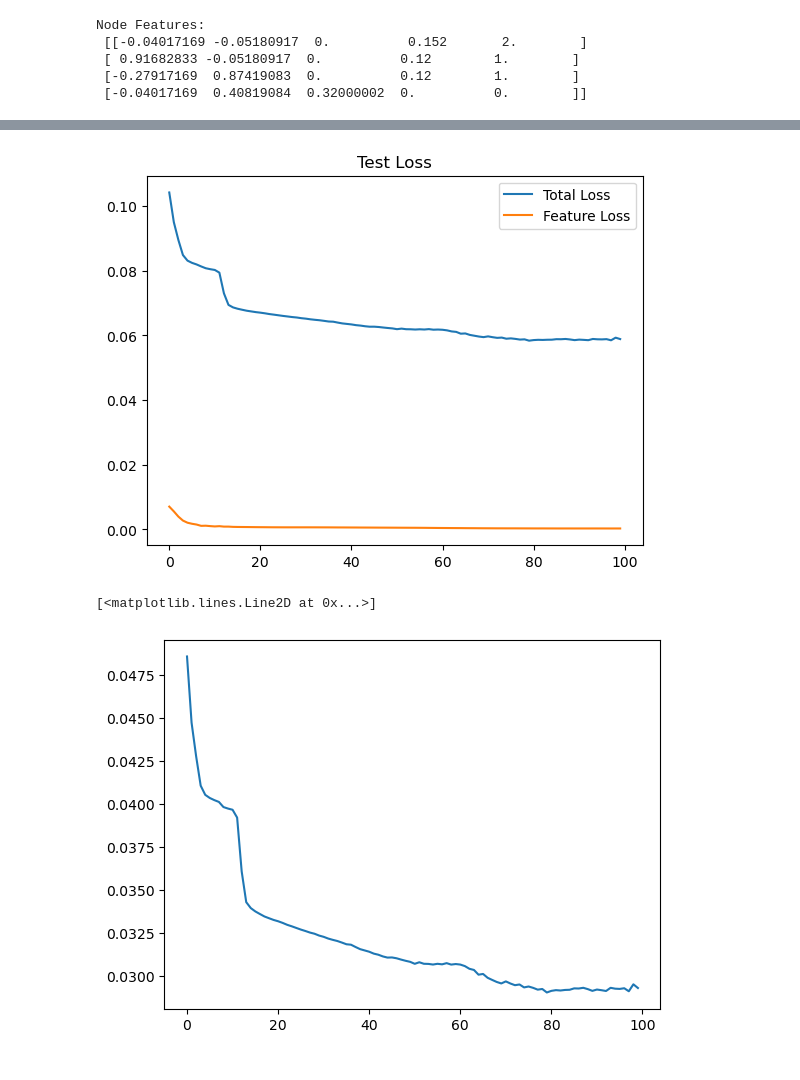
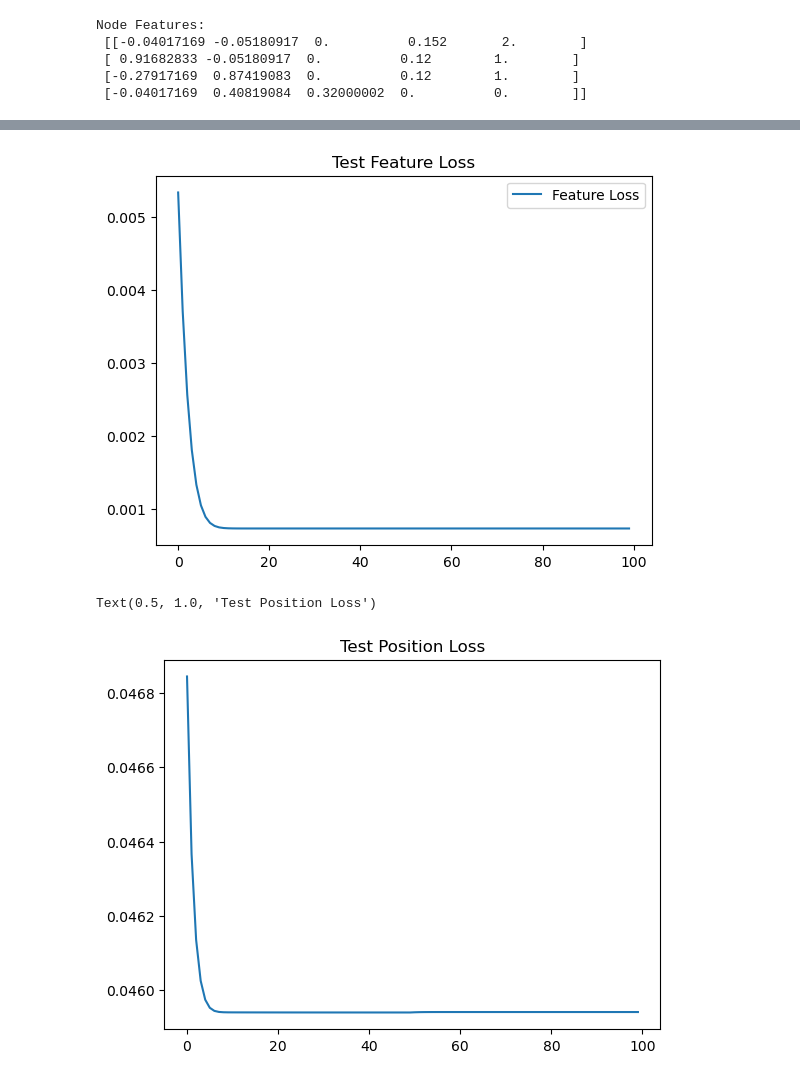
Before and after one commit to Naval-surange/GAENN, a Jupyter notebook: code/intra_molecular_AE.ipynb, the cells around one changed output, grey strips where cells are left out. Cells and saved outputs as stored; diff of their text form; code cells hidden in the pictures.

```diff
--- a/code/intra_molecular_AE.ipynb
+++ b/code/intra_molecular_AE.ipynb
@@ -113,5 +104,3 @@ for edge in molecule.topology.bonds:
   to_list.append(edge.atom1.index)
 
 edge_list = np.array([from_list,to_list])
-# %%
-graph = data.Data(x=torch.from_numpy(normalized_node_features),edge_index=torch.from_numpy(edge_list))
@@ -144,8 +124,6 @@ real_node_features = []
 
 for i in range(n_graphs):
     rotated = rotate3D(node_features,np.random.uniform(0,2*np.pi),np.random.uniform(0,2*np.pi),np.random.uniform(0,2*np.pi))
-    real_node_features.append(rotated)
-
     noisy_node_features = rotated + np.random.normal(0,0.1,rotated.shape)
 
     all_features.append(noisy_node_features)
@@ -383,17 +370,25 @@ class VariationalGCNDecoder(torch.nn.Module):
     def __init__(self,in_channels,out_channels):
         super().__init__()
         self.conv1 = GCNConv(in_channels, 2 * out_channels)
-        self.conv2 = GCNConv(2 * out_channels, 2 * out_channels)
-        self.linear1 = torch.nn.Linear(2* out_channels, out_channels)
-        self.linear2 = torch.nn.Linear(out_channels, out_channels)
+        self.conv2 = GCNConv(2 * out_channels, 4 * out_channels)
+        self.linear1 = torch.nn.Linear(4* out_channels, 3*out_channels)
+        self.linear2 = torch.nn.Linear(3*out_channels, 2*out_channels)
+        self.linear3 = torch.nn.Linear(2*out_channels, 1*out_channels)
+        self.linear4 = torch.nn.Linear(out_channels, out_channels)
     def forward(self, x, edge_index, sigmoid=True):
         x = self.conv1(x, edge_index)
         x = F.relu(x)
-
+        x = self.conv2(x, edge_index)
+        x = F.relu(x)
         x = self.linear1(x)
         x = F.relu(x)
         x = self.linear2(x)
+        x = F.relu(x)
+        x = self.linear3(x)
+        x = F.relu(x)
+        x = self.linear4(x)
         x = F.sigmoid(x)
+
         return x, edge_index
 # %%
 class EarlyStopper:
@@ -423,7 +418,7 @@ test_train_split = 0.8
 model = VGAE(VariationalGCNEncoder(in_channels, out_channels),
              VariationalGCNDecoder(out_channels, in_channels))
 optimizer = torch.optim.Adam(model.parameters(), lr=lr)
-scheduler = lr_scheduler.StepLR(optimizer, step_size=200, gamma=0.5)
+scheduler = lr_scheduler.StepLR(optimizer, step_size=50, gamma=0.5)
 # %%
 split = int(test_train_split * len(graphs))
 train_loader = DataLoader(graphs[:split], batch_size=batch_size)
@@ -567,18 +562,20 @@ Epoch: 100
 # %%
-plt.plot(test_total_losses)
+# plt.plot(test_total_losses)
 plt.plot(test_feature_losses)
 # plt.plot(edge_losses)
 # plt.plot(kl_losses)
-plt.title("Test Loss")
-plt.legend(['Total Loss', 'Feature Loss', 'KL Loss'])
+plt.title("Test Feature Loss")
+plt.legend(['Feature Loss', 'KL Loss'])
 plt.show()
 # %% [output]
-[figure, old version]
+[figure, new version]
 # %%
 plt.plot(test_position_losses)
+plt.title("Test Position Loss")
+
 # atomic radius of oxygen is 0.74 Angstrom
 # atomic radius of hydrogen is 0.53 Angstrom
 # %% [output]
-[<matplotlib.lines.Line2D at 0x...>]
+Text(0.5, 1.0, 'Test Position Loss')
-[figure, old version]
+[figure, new version]
 # %%
```
Also changed, not shown: parts of 8 cells of this notebook.
